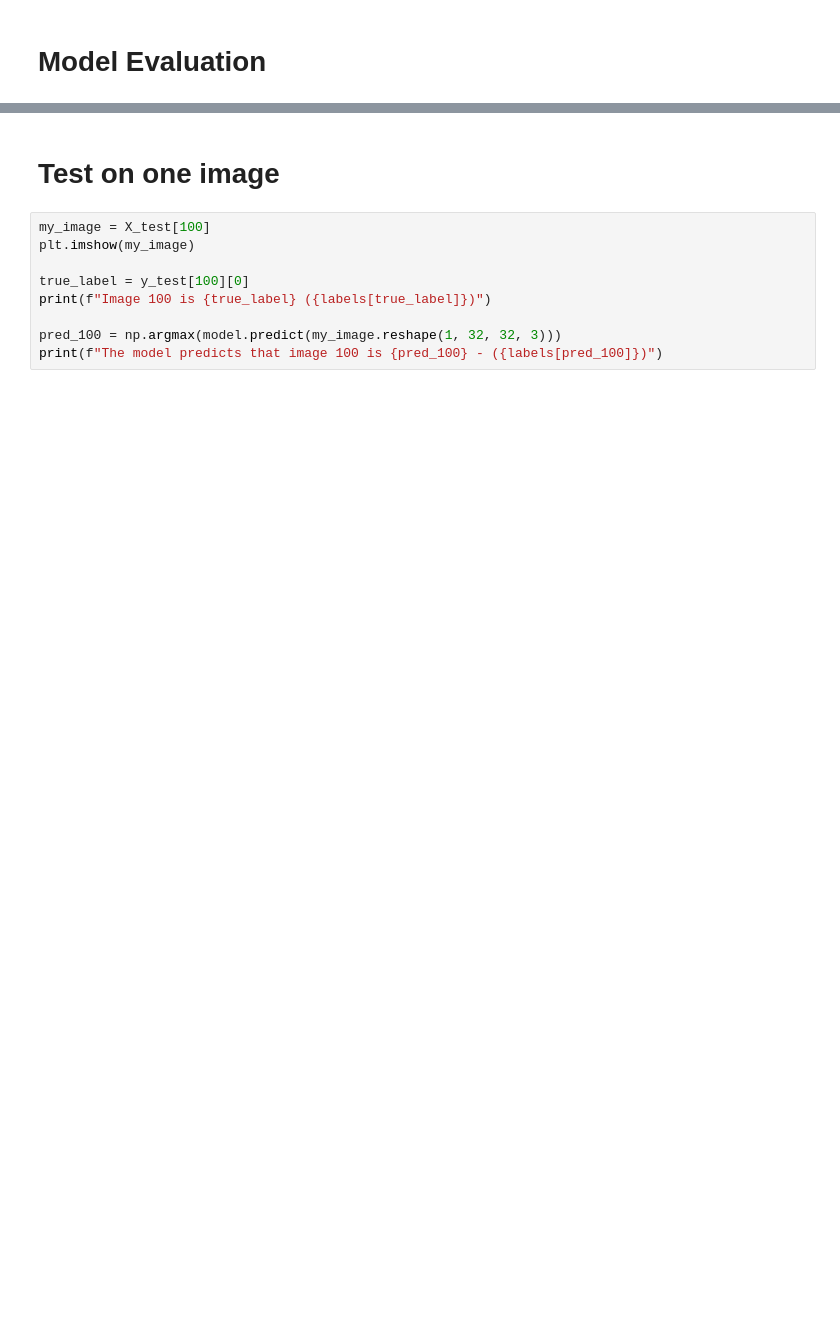
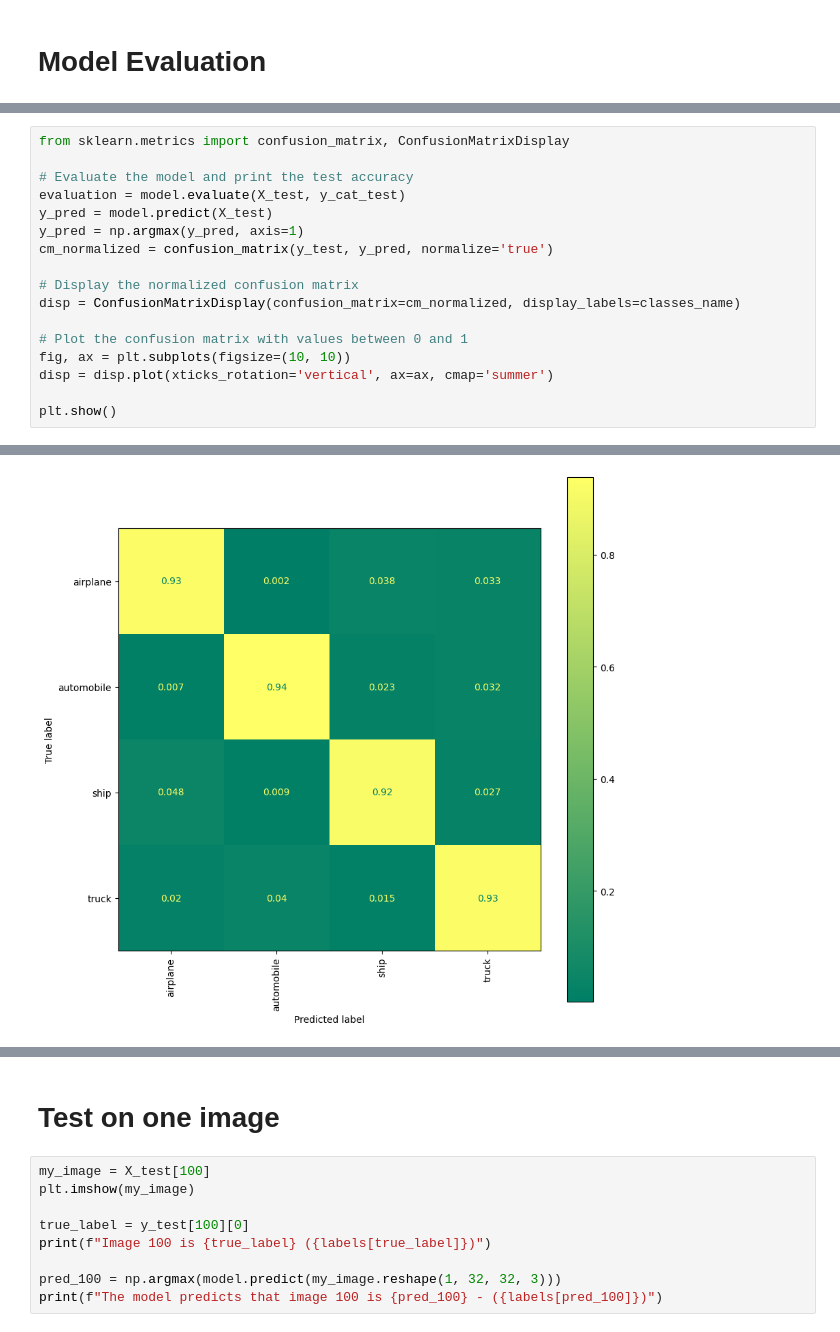
Before and after one commit to dejunga/ML-Vehicle_Image_Classification, a Jupyter notebook: cifar10_custom_model.ipynb, the cells around one changed output, grey strips where cells are left out. Cells and saved outputs as stored; diff of their text form; blank space fills up the shorter version.

```diff
--- a/cifar10_custom_model.ipynb
+++ b/cifar10_custom_model.ipynb
@@ -276,0 +303,18 @@ Test Accuracy : 93.92%
+# %%
+from sklearn.metrics import confusion_matrix, ConfusionMatrixDisplay
+
+# Evaluate the model and print the test accuracy
+evaluation = model.evaluate(X_test, y_cat_test)
+y_pred = model.predict(X_test)
+y_pred = np.argmax(y_pred, axis=1)
+cm_normalized = confusion_matrix(y_test, y_pred, normalize='true')
+
+# Display the normalized confusion matrix
+disp = ConfusionMatrixDisplay(confusion_matrix=cm_normalized, display_labels=classes_name)
+
+# Plot the confusion matrix with values between 0 and 1
+fig, ax = plt.subplots(figsize=(10, 10))
+disp = disp.plot(xticks_rotation='vertical', ax=ax, cmap='summer')
+
+plt.show()
+# %% [output]
@@ -277,3 +324,4 @@ Test Accuracy : 93.92%
+[figure, added]
 # %%
 print(classification_report(y_test, y_pred))
 # %% [output]
```
Also changed, not shown: parts of 14 cells of this notebook.
